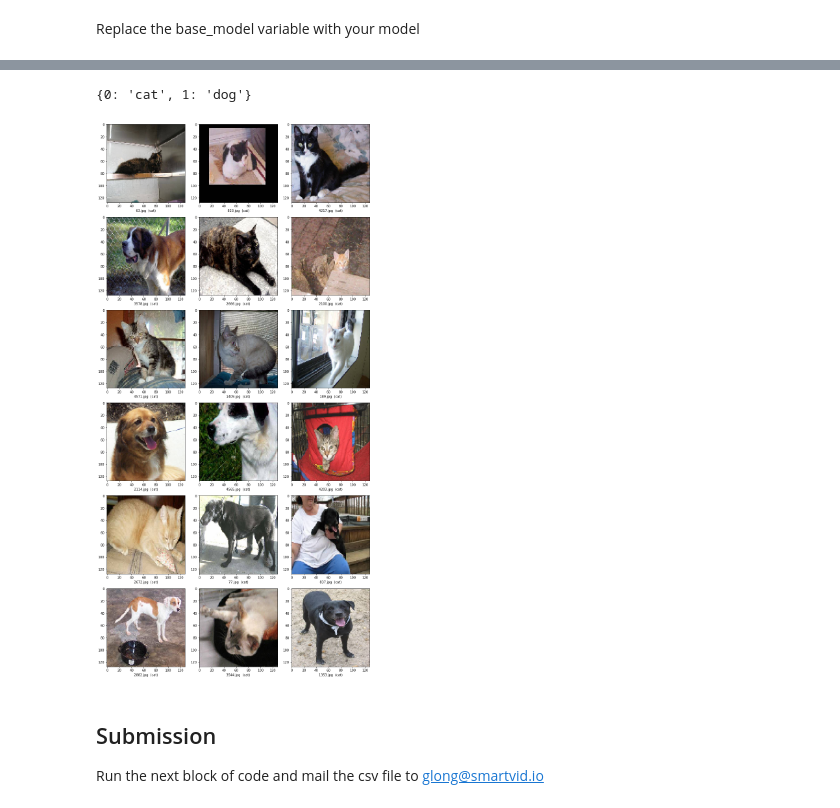
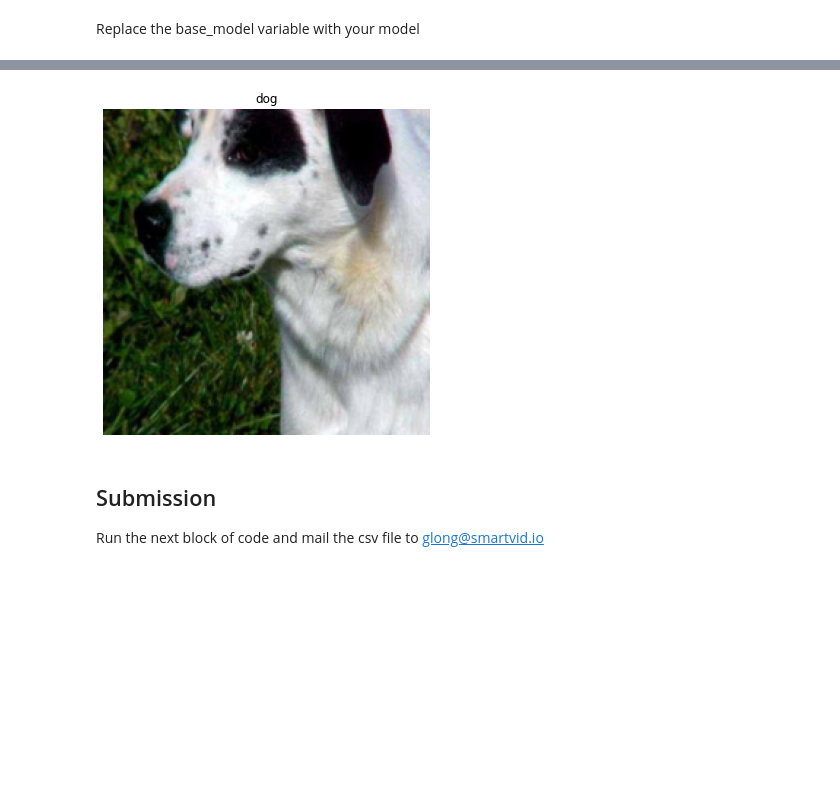
Before and after one commit to smartvid-io/smartvid-challenge, a Jupyter notebook: smartvid_challenge.ipynb, the cells around one changed output, grey strips where cells are left out. Saved outputs shown, nothing was run; the diff lists cells and outputs as text; code cells hidden in the pictures; blank space fills up the shorter version.

```diff
--- a/smartvid_challenge.ipynb
+++ b/smartvid_challenge.ipynb
@@ -349,24 +447,36 @@ df_test['category'] = np.argmax(predict, axis=-1)
-# %%
-label_map = dict((v,k) for k,v in train_generator.class_indices.items())
-df_test['category'] = df_test['category'].replace(label_map)
-label_map
-# %% [output]
-{0: 'cat', 1: 'dog'}
-# %%
-sample_test = df_test.head(18)
-sample_test.head()
-plt.figure(figsize=(12, 24))
-for index, row in sample_test.iterrows():
-    filename = row['filename']
-    category = row['category']
-    img = load_img(str(data_path.joinpath('test2').joinpath(filename)), target_size=IMAGE_SIZE)
-    plt.subplot(6, 3, index+1)
-    plt.imshow(img)
-    plt.xlabel(filename + '  (' + "{}".format(category) + ')' )
-plt.tight_layout()
-plt.show()
-# %% [output]
-[figure, removed]
+# %%
+def get_predictions(model, data_loader, classes):
+    was_training = model.training
+    model.eval()
+
+    pout = {}
+
+    tk0 = tqdm(iter(data_loader), total=int(len(data_loader)))
+
+    batch = 0
+    for i, inputs in enumerate(tk0):
+
+        inputs = inputs.to(device)
+
+        outputs = model(inputs)
+        _, preds = torch.max(outputs, 1)
+
+        pout = {**pout, **{batch+iv:classes[int(v)] for iv, v in enumerate(preds.numpy())}}
+        batch += min((len(preds),data_loader.batch_size))
+
+    model.train(mode=was_training)
+
+    return pout
+# %%
+predictions = get_predictions(model_ft, test_loader, test_dataset.classes)
+# %%
+df_test['prediction'] = pd.DataFrame(data={'prediction':predictions})
+# %%
+index=10
+img = test_dataset.__getitem__(index)
+imshow(img,df_test.iloc[index]['prediction'])
+# %% [output]
+[figure, added]
 # %% [markdown]
 ## Submission
 Run the next block of code and mail the csv file to glong@smartvid.io
```
Also changed, not shown: parts of 57 cells of this notebook, 3 other files.
